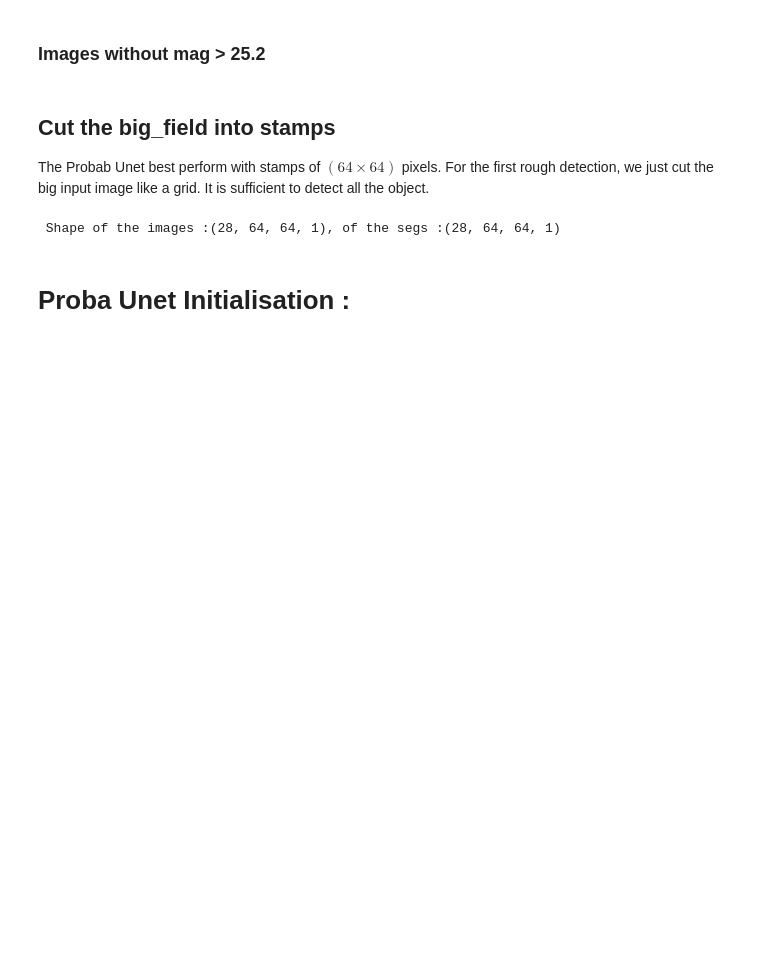
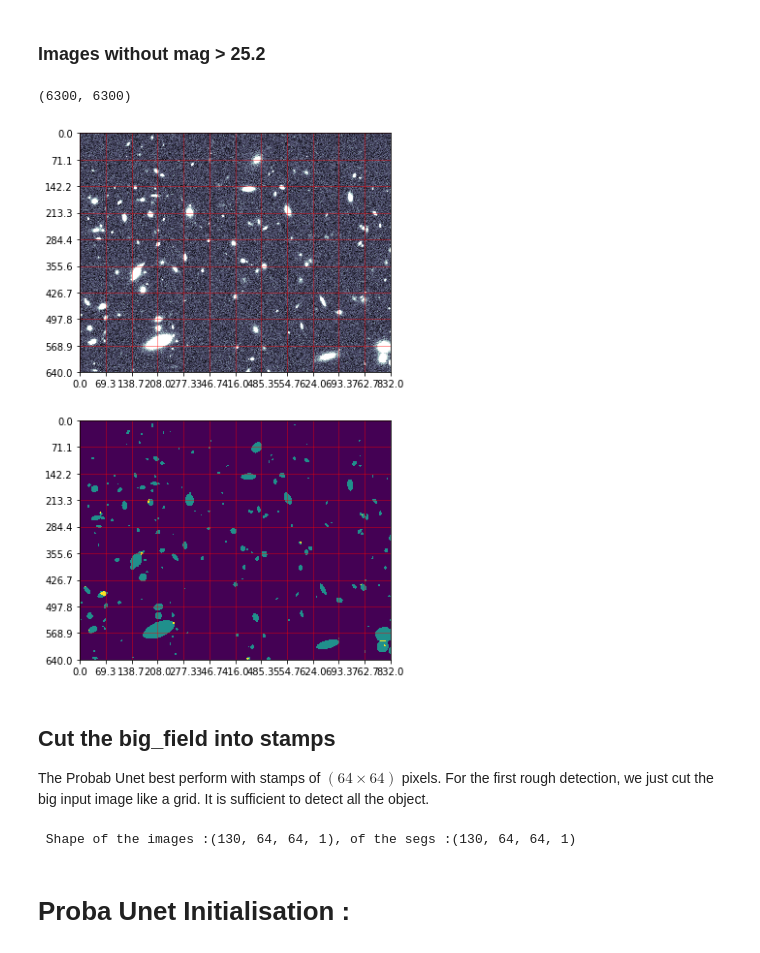
Before and after one commit to Hbretonniere/blendinator, a Jupyter notebook: test_and_scores.ipynb, the cells around one changed output. Drawn from its saved outputs; the diff is of its cells as text; code cells hidden in the pictures; blank space fills up the shorter version.

```diff
--- a/test_and_scores.ipynb
+++ b/test_and_scores.ipynb
@@ -76,34 +59,42 @@ def asinh_norm(x, y):
 # %%
-x_start, y_start = 128, 128
+x_start, y_start = 256, 256
 # Input Image
-hdul = fits.open(data_path + 'deblending_field_4_WithNoise_VIS_Galaxy.fits')
-img = hdul[0].data[:x_start + n_row * stamp_size, :y_start + n_column * stamp_size]  #import just the part of the image we want to test on
-img_bit_bigger = hdul[0].data[:x_start + n_row * stamp_size+64, :y_start + n_column * stamp_size+64]  #import just the part of the image we want to test on
+img_tot = fits.open(data_path + 'euc_sim_TU_DC_WithoutNoise.fits')[0].data
+img_tot += white_noise[:img_tot.shape[0], :img_tot.shape[1]]/10
+# print(hdul[0].data.shape)
+img = img_tot[x_start:x_start + n_row * stamp_size, y_start:y_start + n_column * stamp_size]  #import just the part of the image we want to test on
+img_bit_bigger = img_tot[x_start:x_start + n_row * stamp_size+64, y_start:y_start + n_column * stamp_size+64]  #import just the part of the image we want to test on
+# Gt seg
+seg = np.load(data_path + 'euc_sim_TU_DC_seg.npy', allow_pickle=True)[0].array
+print(seg.shape)
+img_seg = seg[x_start:x_start + n_row * stamp_size, y_start:y_start + n_column * stamp_size]
+img_seg_bit_bigger = seg[x_start:x_start + n_row * stamp_size+64, y_start:y_start + n_column * stamp_size+64]
 
-# Gt seg
-hdul = fits.open(data_path + 'seg_deblending_field_4_Nonoise.fits')
-img_seg = hdul[0].data[:x_start + n_row * stamp_size, :y_start + n_column * stamp_size]
-img_seg_bit_bigger = hdul[0].data[:x_start + n_row * stamp_size+64, :y_start + n_column * stamp_size+64]
+# # Catalogue
+# tu_cat_nocut = pickle.load(open(data_path+'euc_1_TU_DC_out_cat.pkl', 'rb'))
+# data = list(tu_cat_nocut.items())
 
-# Catalogue
-# hdul = fits.open(data_path + 'good_Catalog_no_cut_TU_FVAE_divided_1_3_re_field_4.fits')
-hdul = fits.open(data_path + 'Catalog_deblending_field_4_Nonoise.fits')
-
-tu_cat_nocut = hdul[1].data
-tu_cat_nocut = np.array(tu_cat_nocut.tolist())
-# We need to create a catalogue with only the galaxies that are in the testing image
-tu_cat_nocut = tu_cat_nocut[np.where((tu_cat_nocut[:, 3] < x_start + n_row * stamp_size -cb)\
-                         & (tu_cat_nocut[:, 2] < y_start + n_column * stamp_size-cb))[0]]  #to take into acount the clear border
-tu_cat = tu_cat_nocut[np.where(tu_cat_nocut[:,4] < 25.2)]  # Take only the galaxies that are in the image (ie mag < 25.2)
+# tu_cat_nocut = np.array(data)
+# # print(tu_cat_nocut[3][1])
+# # We need to create a catalogue with only the galaxies that are in the testing image
+# tu_cat_nocut = tu_cat_nocut[np.where((np.array(tu_cat_nocut[2][1]) < x_start + n_row * stamp_size -cb)\
+#                          & (np.array(tu_cat_nocut[3][1]) < y_start + n_column * stamp_size-cb))[0]]  #to take into acount the clear border
+# # tu_cat = tu_cat_nocut[np.where(tu_cat_nocut[:, 4] < 25.2)]  # Take only the galaxies that are in the image (ie mag < 25.2)
+# %% [output]
+(6300, 6300)
+# %%
+show_data(img, img_seg, 64)
+# %% [output]
+[figure, added]
 # %% [markdown]
 ## Cut the big_field into stamps
 The Probab Unet best perform with stamps of $(64\times64)$ pixels. For the first rough detection, we just cut the big input image like a grid. It is sufficient to detect all the object.
 # %%
-stamps_img, stamps_seg = cut_grid(img, img_seg, 64, x_start=128, y_start=128)
+stamps_img, stamps_seg = cut_grid(img, img_seg, 64, show=False, x_start=0, y_start=0)
 
 print(f" Shape of the images :{stamps_img.shape}, of the segs :{np.shape(stamps_seg)}")
 # %% [output]
- Shape of the images :(28, 64, 64, 1), of the segs :(28, 64, 64, 1)
+ Shape of the images :(130, 64, 64, 1), of the segs :(130, 64, 64, 1)
 # %% [markdown]
 # Proba Unet Initialisation :
 # %% [markdown]
```
Also changed, not shown: parts of 17 cells of this notebook, 3 other files.
